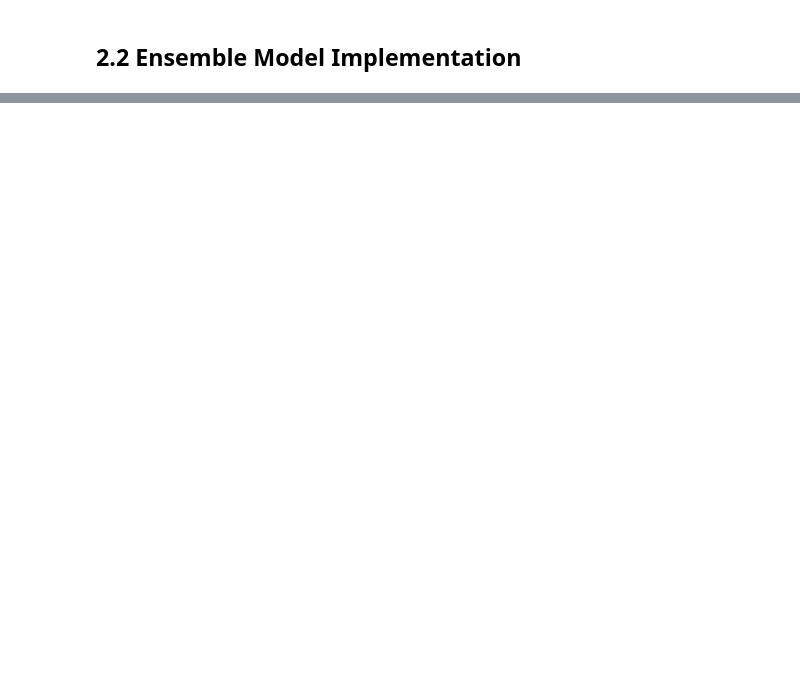
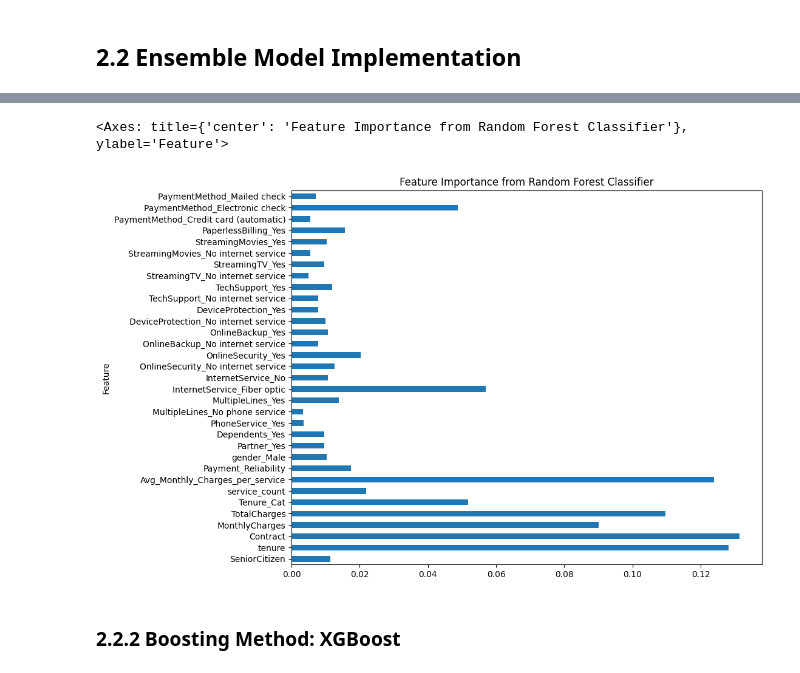
Before and after one commit to Dulina77/Churn_prediction_telco, a Jupyter notebook: Churn.ipynb, the cells around one changed output, grey strips where cells are left out. Cells and saved outputs as stored; diff of their text form; code cells hidden in the pictures; blank space fills up the shorter version.

Commit message:
Implemented Random Forest and XGBoost models

```diff
--- a/Churn.ipynb
+++ b/Churn.ipynb
@@ -527,2 +523,11 @@ dtype: object
+# %%
+df['Churn'] = df['Churn'].map({'No':0, 'Yes':1})
 # %% [markdown]
 ## 2.2 Ensemble Model Implementation
+# %%
+from sklearn.model_selection import train_test_split
+
+X = df.drop(columns=['customerID','Churn'])
+y = df['Churn']
+
+X_train, X_test, y_train, y_test = train_test_split(X, y, test_size=0.2, random_state=42, stratify=y)
@@ -528,0 +536,6 @@ dtype: object
+# %%
+from sklearn.ensemble import RandomForestClassifier
+
+rf = RandomForestClassifier(n_estimators = 100, max_depth = 10, min_samples_split = 10, max_features = 5, random_state=42)
+
+rf.fit(X_train, y_train)
@@ -528,0 +565,10 @@ dtype: object
+# %%
+importance = rf.feature_importances_
+feature_names = X.columns
+feature_importance = pd.DataFrame({'Feature': feature_names, 'Importance': importance})
+feature_importance.plot(kind='barh', x='Feature', y='Importance', legend=False, figsize=(10,8), title='Feature Importance from Random Forest Classifier')
+# %% [output]
+<Axes: title={'center': 'Feature Importance from Random Forest Classifier'}, ylabel='Feature'>
+[figure, added]
+# %% [markdown]
+### 2.2.2 Boosting Method: XGBoost
```
Also changed, not shown: parts of 9 cells of this notebook.
